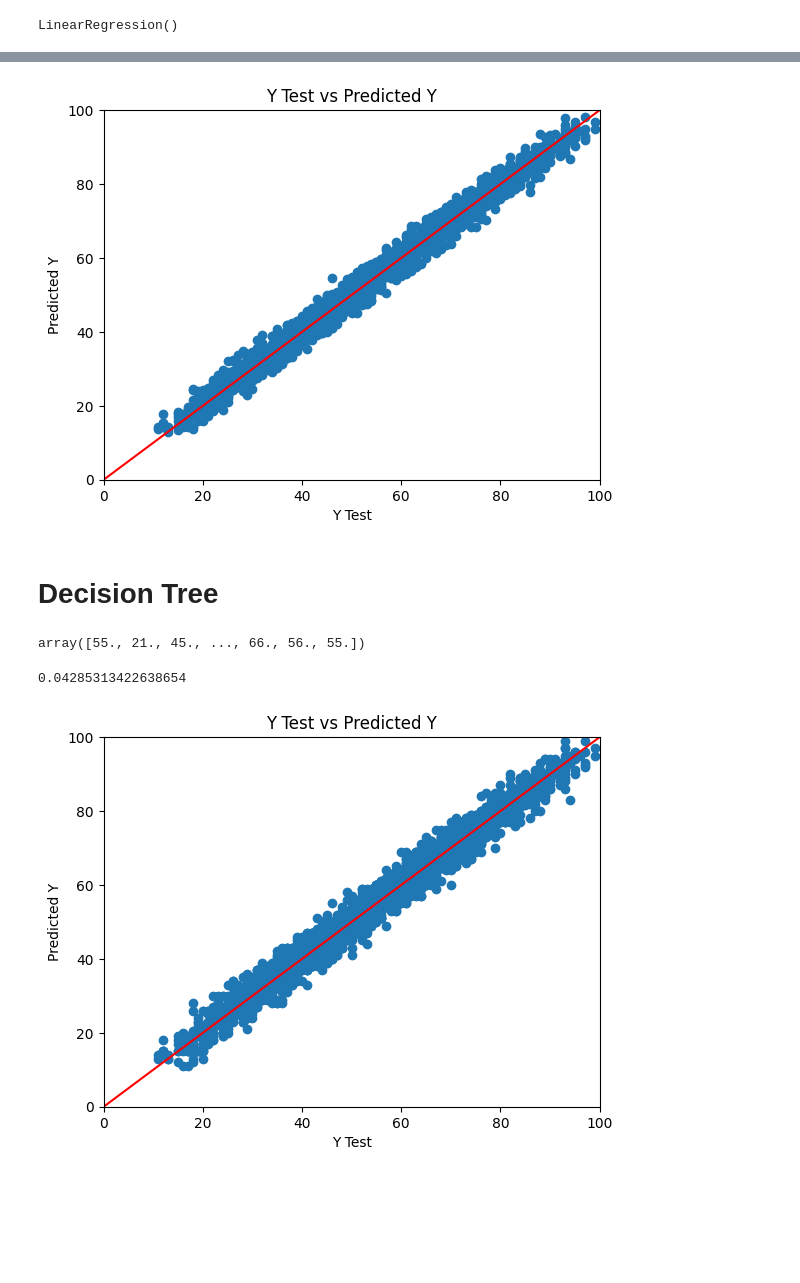
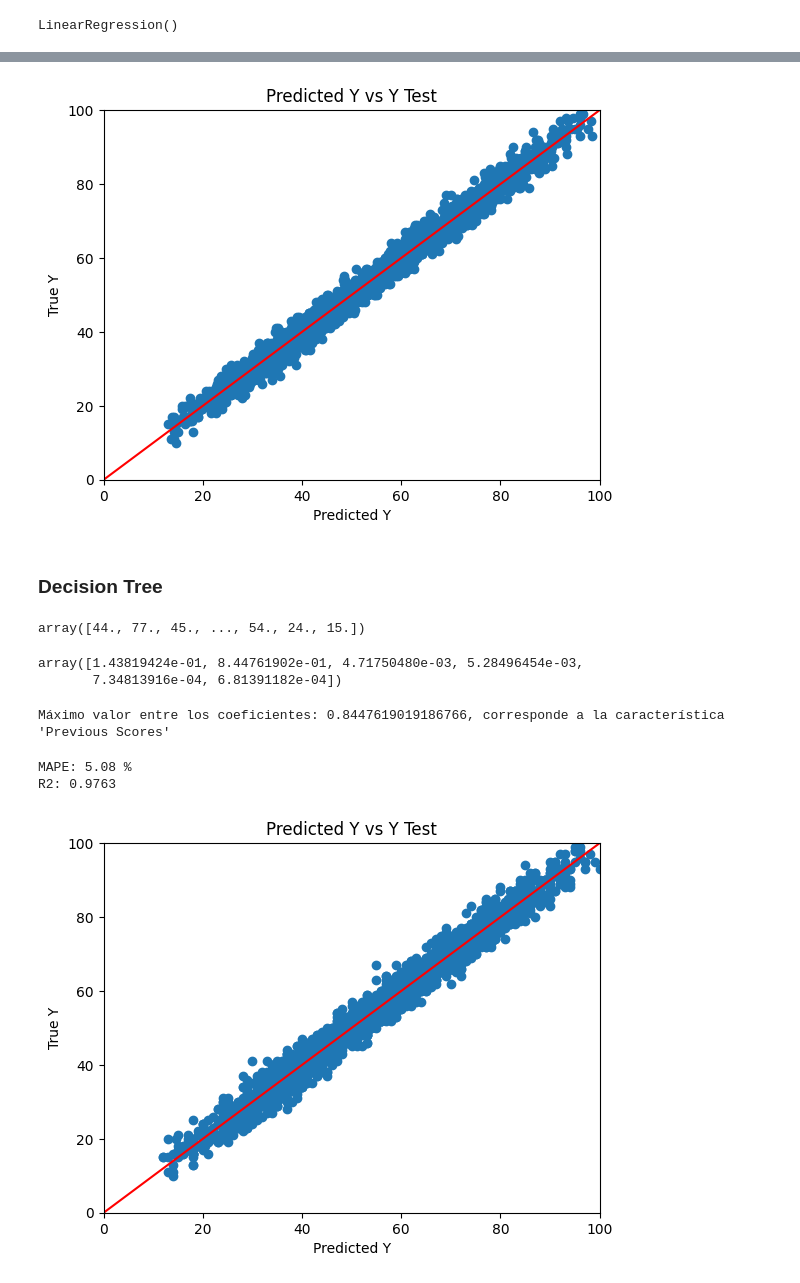
Before and after one commit to danieldamc/intro-data-science, a Jupyter notebook: Tarea 2/regresion.ipynb, the cells around one changed output, grey strips where cells are left out. Drawn from its saved outputs; the diff is of its cells as text; code cells hidden in the pictures; blank space fills up the shorter version.

```diff
--- a/Tarea 2/regresion.ipynb
+++ b/Tarea 2/regresion.ipynb
@@ -163,4 +189,5 @@ X_ohe
 # %%
 from sklearn.model_selection import train_test_split
 
-X_train, X_test, y_train, y_test = train_test_split(X_ohe, y, test_size=0.25, random_state=42)
+X_train, X_test, y_train, y_test = train_test_split(X_ohe, y, test_size=0.4, random_state=42)
+X_test, X_validation, y_test, y_validation = train_test_split(X_test, y_test, test_size=0.5, random_state=42)
@@ -270,16 +311,16 @@ mape
 # %%
-plt.scatter(y_test, Y_pred_test_rf)
-plt.xlabel('Y Test')
-plt.ylabel('Predicted Y')
+plt.scatter(Y_pred_test_rf, y_test)
+plt.ylabel('True Y')
+plt.xlabel('Predicted Y')
 plt.xlim(0, 100)
 plt.ylim(0, 100)
-plt.title('Y Test vs Predicted Y')
+plt.title('Predicted Y vs Y Test')
 plt.plot([0, 100], [0, 100], color='red')
 plt.show()
 # %% [output]
-[figure, old version]
+[figure, new version]
 # %% [markdown]
-# Decision Tree
+### Decision Tree
 # %%
 from sklearn.tree import DecisionTreeRegressor
 
@@ -289,23 +330,36 @@ dt.fit(X_train, y_train)
 Y_pred_test_dt = dt.predict(X_test)
 Y_pred_test_dt
 # %% [output]
-array([55., 21., 45., ..., 66., 56., 55.])
+array([44., 77., 45., ..., 54., 24., 15.])
-# %%
-from sklearn.metrics import mean_absolute_error
-
-mae = mean_absolute_error(y_test, Y_pred_test_dt)
-mape = mae / y_test.mean()
-mape
-# %% [output]
-0.04285313422638654
+# %%
+featute_importances = dt.feature_importances_
+featute_importances
+# %% [output]
+array([1.43819424e-01, 8.44761902e-01, 4.71750480e-03, 5.28496454e-03,
+       7.34813916e-04, 6.81391182e-04])
+# %%
+print(f"Máximo valor entre los coeficientes: {max(featute_importances)}, corresponde a la característica '{X_train.columns[np.argmax(featute_importances)]}'")
+# %% [output]
+Máximo valor entre los coeficientes: 0.8447619019186766, corresponde a la característica 'Previous Scores'
+# %%
+from sklearn.metrics import mean_absolute_percentage_error, r2_score
+
+mape = mean_absolute_percentage_error(y_test, Y_pred_test_dt) * 100
+r2 = r2_score(y_test, Y_pred_test_dt)
+
+print(f'MAPE: {mape:.2f} %')
+print(f'R2: {r2:.4f}')
+# %% [output]
+MAPE: 5.08 %
+R2: 0.9763
 # %%
-plt.scatter(y_test, Y_pred_test_dt)
-plt.xlabel('Y Test')
-plt.ylabel('Predicted Y')
+plt.scatter(Y_pred_test_dt, y_test)
+plt.xlabel('Predicted Y')
+plt.ylabel('True Y')
 plt.xlim(0, 100)
 plt.ylim(0, 100)
-plt.title('Y Test vs Predicted Y')
+plt.title('Predicted Y vs Y Test')
 plt.plot([0, 100], [0, 100], color='red')
 plt.show()
 # %% [output]
-[figure, old version]
+[figure, new version]
```
Also changed, not shown: parts of 34 cells of this notebook, 1 other file.
